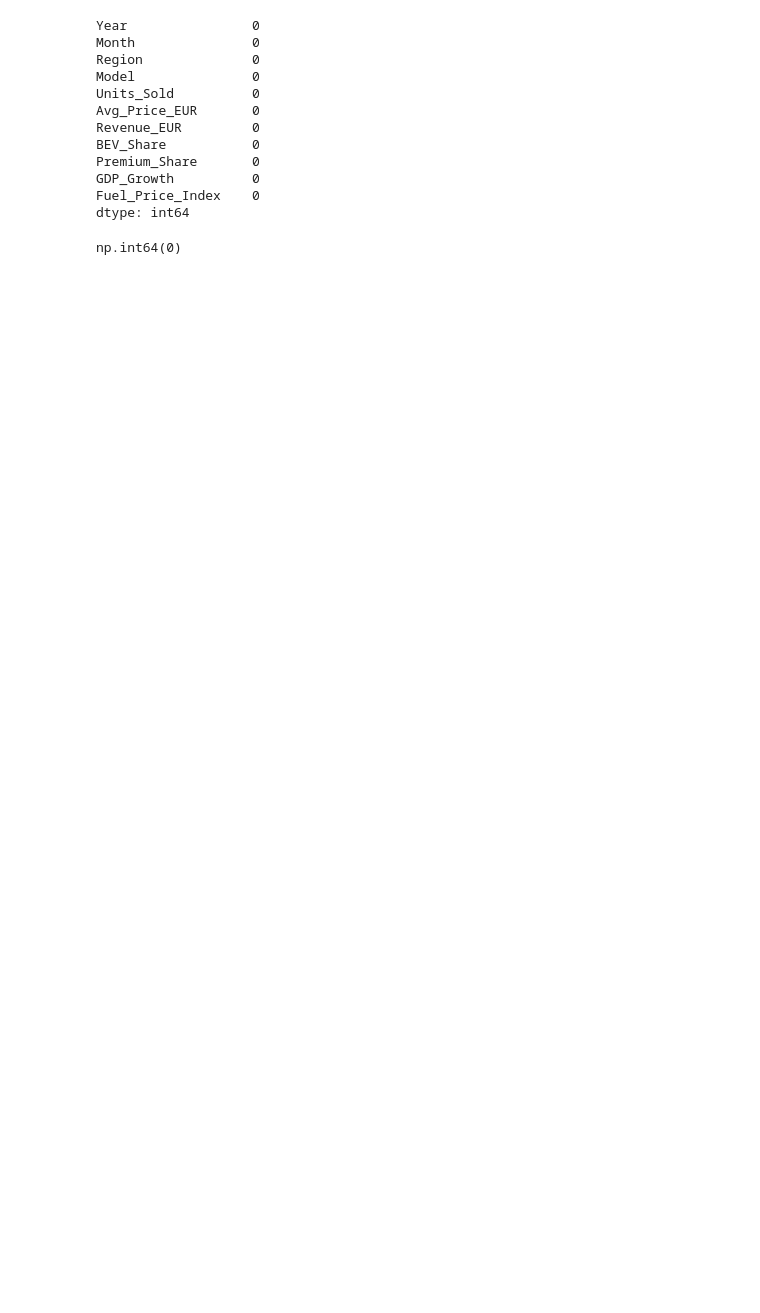
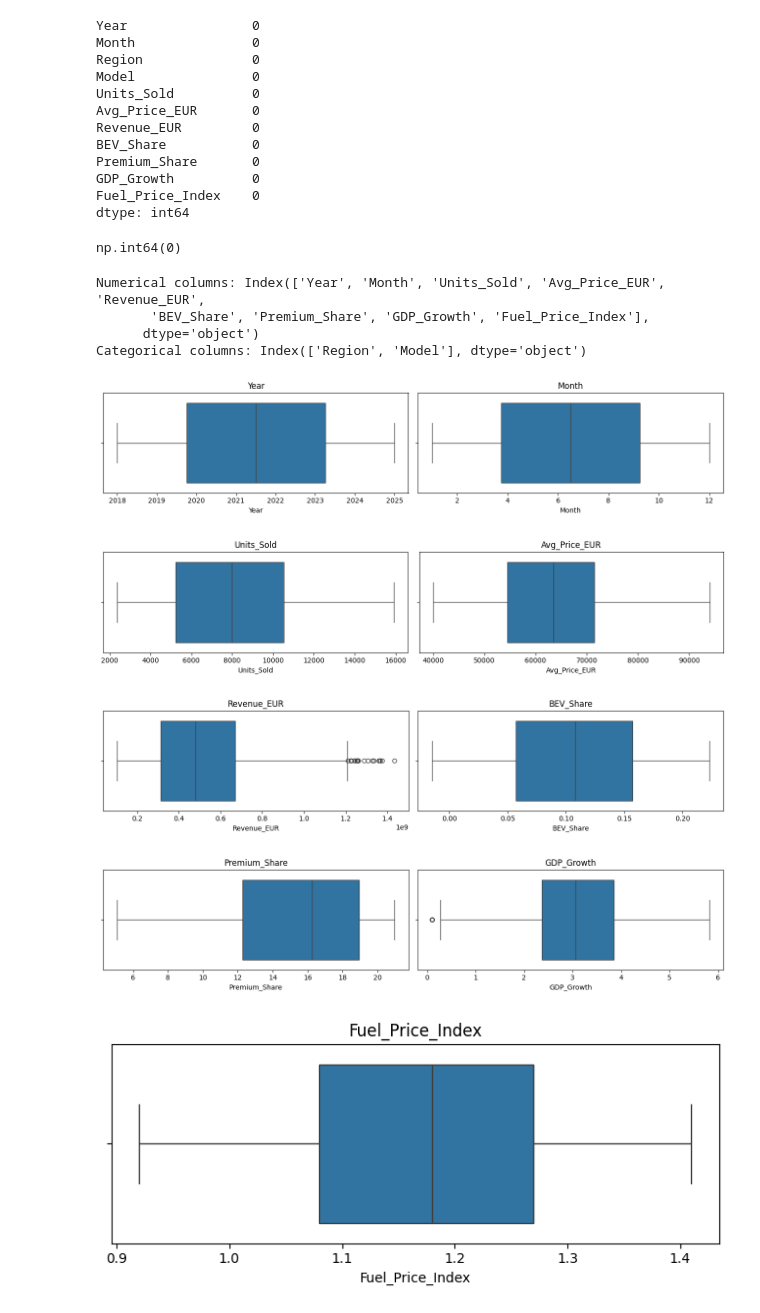
Before and after one commit to pasindu-piyumal/BMW-Global-Sales, a Jupyter notebook: analysis.ipynb, the cells around one changed output. Saved outputs shown, nothing was run; the diff lists cells and outputs as text; code cells hidden in the pictures; blank space fills up the shorter version.

```diff
--- a/analysis.ipynb
+++ b/analysis.ipynb
@@ -101,3 +101,34 @@ dtype: int64
 df.duplicated().sum()
 # %% [output]
 np.int64(0)
+# %%
+num_cols = df.select_dtypes(include=np.number).columns
+print("Numerical columns:", num_cols)
+categorical_cols = df.select_dtypes(include='object').columns
+print("Categorical columns:", categorical_cols)
+# %% [output]
+Numerical columns: Index(['Year', 'Month', 'Units_Sold', 'Avg_Price_EUR', 'Revenue_EUR',
+       'BEV_Share', 'Premium_Share', 'GDP_Growth', 'Fuel_Price_Index'],
+      dtype='object')
+Categorical columns: Index(['Region', 'Model'], dtype='object')
+# %%
+for i in range(0, len(num_cols), 2):
+    fig = plt.figure(figsize=(13,3))
+
+    plt.subplot(1,2,1)
+    sns.boxplot(x=num_cols[i], data=df)
+    plt.title(num_cols[i])
+
+    if i+1 < len(num_cols):
+        plt.subplot(1,2,2)
+        sns.boxplot(x=num_cols[i+1], data=df)
+        plt.title(num_cols[i+1])
+
+    plt.tight_layout()
+    plt.show()
+# %% [output]
+[figure, added]
+[figure, added]
+[figure, added]
+[figure, added]
+[figure, added]
```
Also changed, not shown: parts of 1 cell of this notebook.
